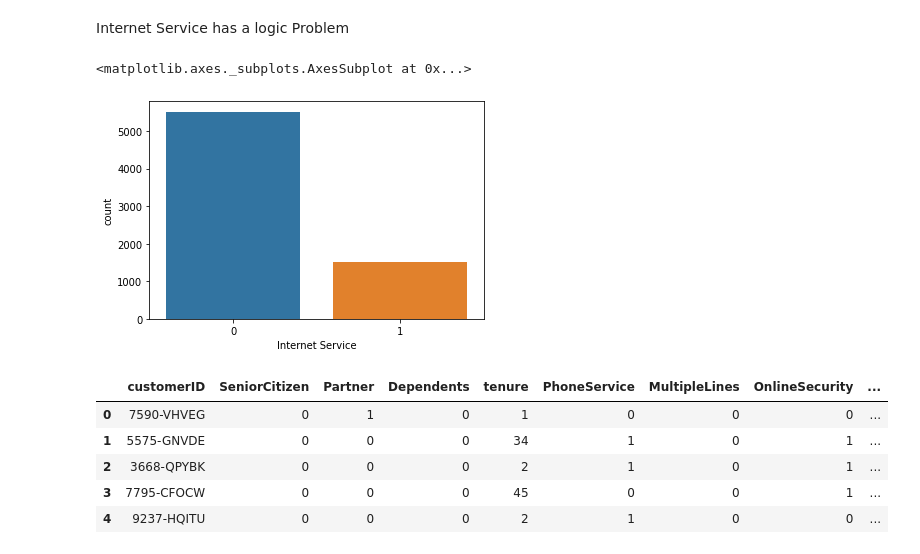
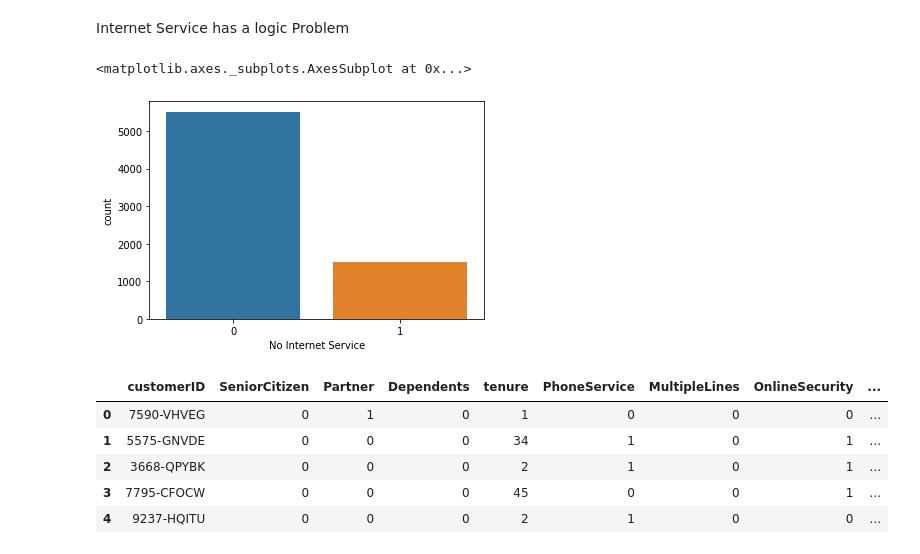
Before and after one commit to anmolsabharwal/Kaggle, a Jupyter notebook: CI.ipynb, the cells around one changed output. Saved outputs shown, nothing was run; the diff lists cells and outputs as text; code cells hidden in the pictures.

```diff
--- a/CI.ipynb
+++ b/CI.ipynb
@@ -149,7 +149,7 @@ ci.head()
 internet=pd.get_dummies(ci['InternetService'])
 ci=pd.concat([ci,internet],axis=1)
 ci=ci.drop('InternetService',axis=1)
-ci = ci.rename(columns={'No': 'Internet Service'})
+ci = ci.rename(columns={'No': 'No Internet Service'})
 #ci['Internet Service']=ci['Internet Service']-1
 # %%
 ci.head(50)
@@ -174,10 +174,10 @@ ci.head(50)
 # %% [markdown]
 Internet Service has a logic Problem
 # %%
-sns.countplot(ci['Internet Service'])
+sns.countplot(ci['No Internet Service'])
 # %% [output]
 <matplotlib.axes._subplots.AxesSubplot at 0x...>
-[figure, old version]
+[figure, new version]
 # %%
 contract=pd.get_dummies(ci['Contract'])
 ci=pd.concat([ci,contract],axis=1)
```
Also changed, not shown: parts of 8 cells of this notebook.
